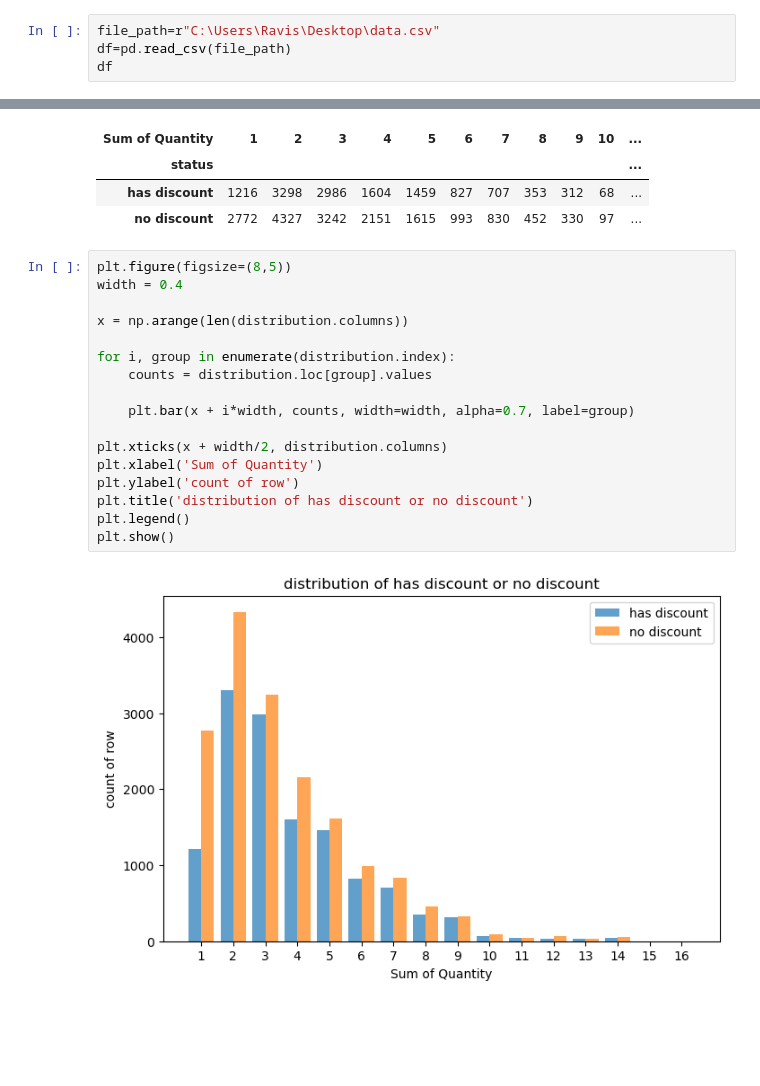
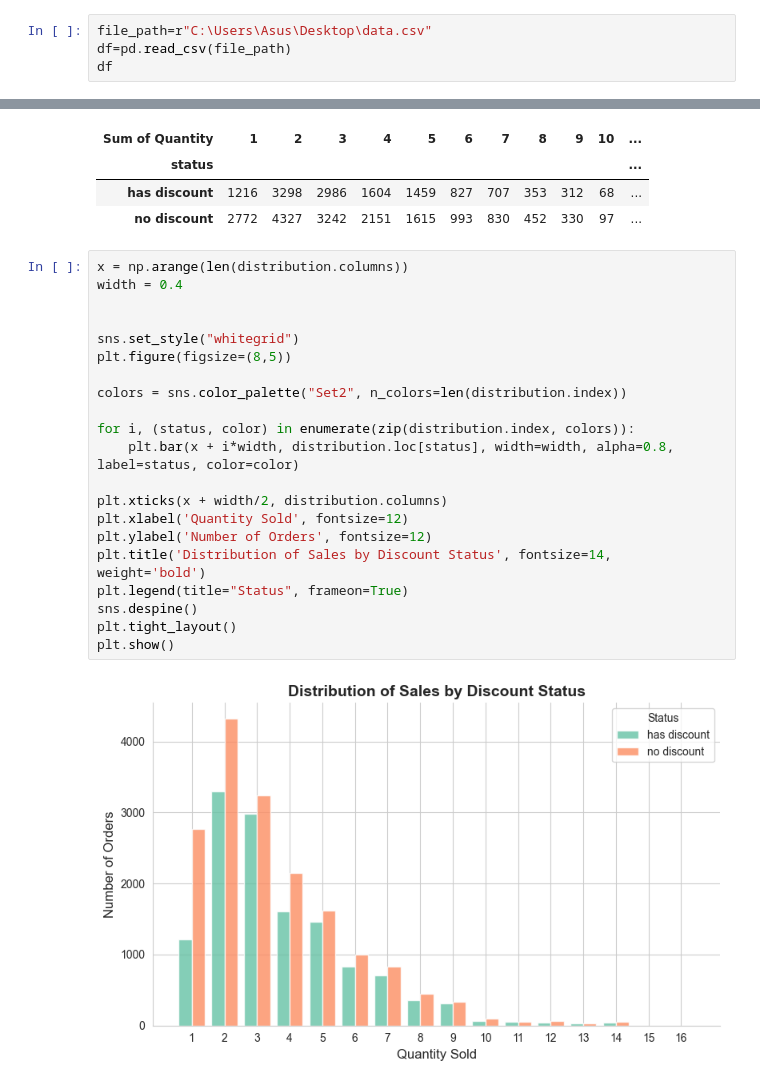
Before and after one commit to arashnaderi820-cyber/superstore-data-analysis, a Jupyter notebook: Phase2_Statistics/amar.ipynb, the cells around one changed output, grey strips where cells are left out. Saved outputs shown, nothing was run; the diff lists cells and outputs as text; blank space fills up the shorter version.

```diff
--- a/Phase2_Statistics/amar.ipynb
+++ b/Phase2_Statistics/amar.ipynb
@@ -8,5 +8,5 @@ from scipy.stats import mannwhitneyu
 # %%
-file_path=r"C:\Users\Ravis\Desktop\data.csv"
+file_path=r"C:\Users\Asus\Desktop\data.csv"
 df=pd.read_csv(file_path)
 df
 # %% [output]
@@ -41,21 +41,25 @@ distribution
 | has discount | 1216 | 3298 | 2986 | 1604 | 1459 | 827 | 707 | 353 | 312 | 68 | ... |
 | no discount | 2772 | 4327 | 3242 | 2151 | 1615 | 993 | 830 | 452 | 330 | 97 | ... |
 # %%
-plt.figure(figsize=(8,5))
+x = np.arange(len(distribution.columns))
 width = 0.4
 
-x = np.arange(len(distribution.columns))
 
-for i, group in enumerate(distribution.index):
-    counts = distribution.loc[group].values
+sns.set_style("whitegrid")
+plt.figure(figsize=(8,5))
 
-    plt.bar(x + i*width, counts, width=width, alpha=0.7, label=group)
+colors = sns.color_palette("Set2", n_colors=len(distribution.index))
+
+for i, (status, color) in enumerate(zip(distribution.index, colors)):
+    plt.bar(x + i*width, distribution.loc[status], width=width, alpha=0.8, label=status, color=color)
 
 plt.xticks(x + width/2, distribution.columns)
-plt.xlabel('Sum of Quantity')
-plt.ylabel('count of row')
-plt.title('distribution of has discount or no discount')
-plt.legend()
+plt.xlabel('Quantity Sold', fontsize=12)
+plt.ylabel('Number of Orders', fontsize=12)
+plt.title('Distribution of Sales by Discount Status', fontsize=14, weight='bold')
+plt.legend(title="Status", frameon=True)
+sns.despine()
+plt.tight_layout()
 plt.show()
 # %% [output]
-[figure, old version]
+[figure, new version]
```
Also changed, not shown: parts of 9 cells of this notebook, 2 other files.
